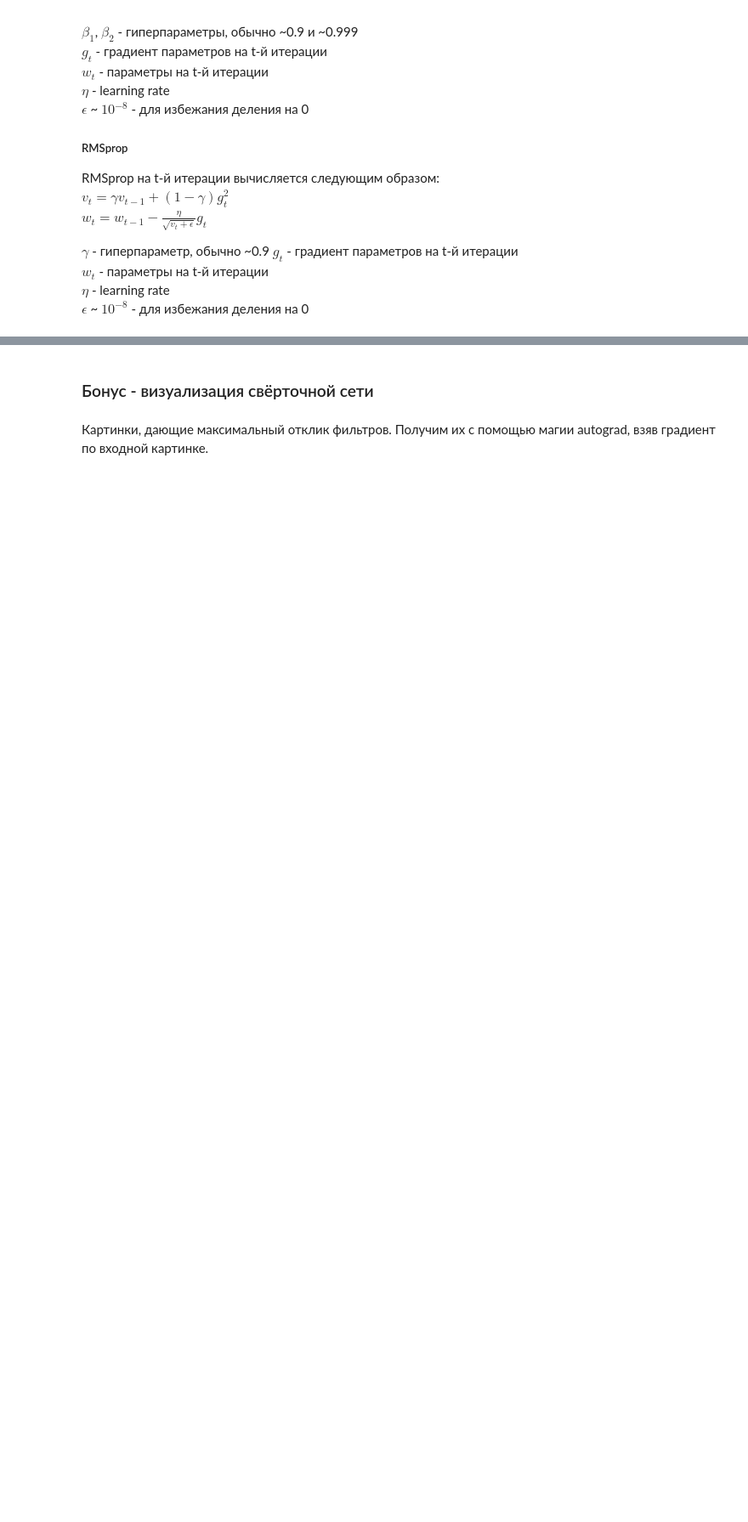
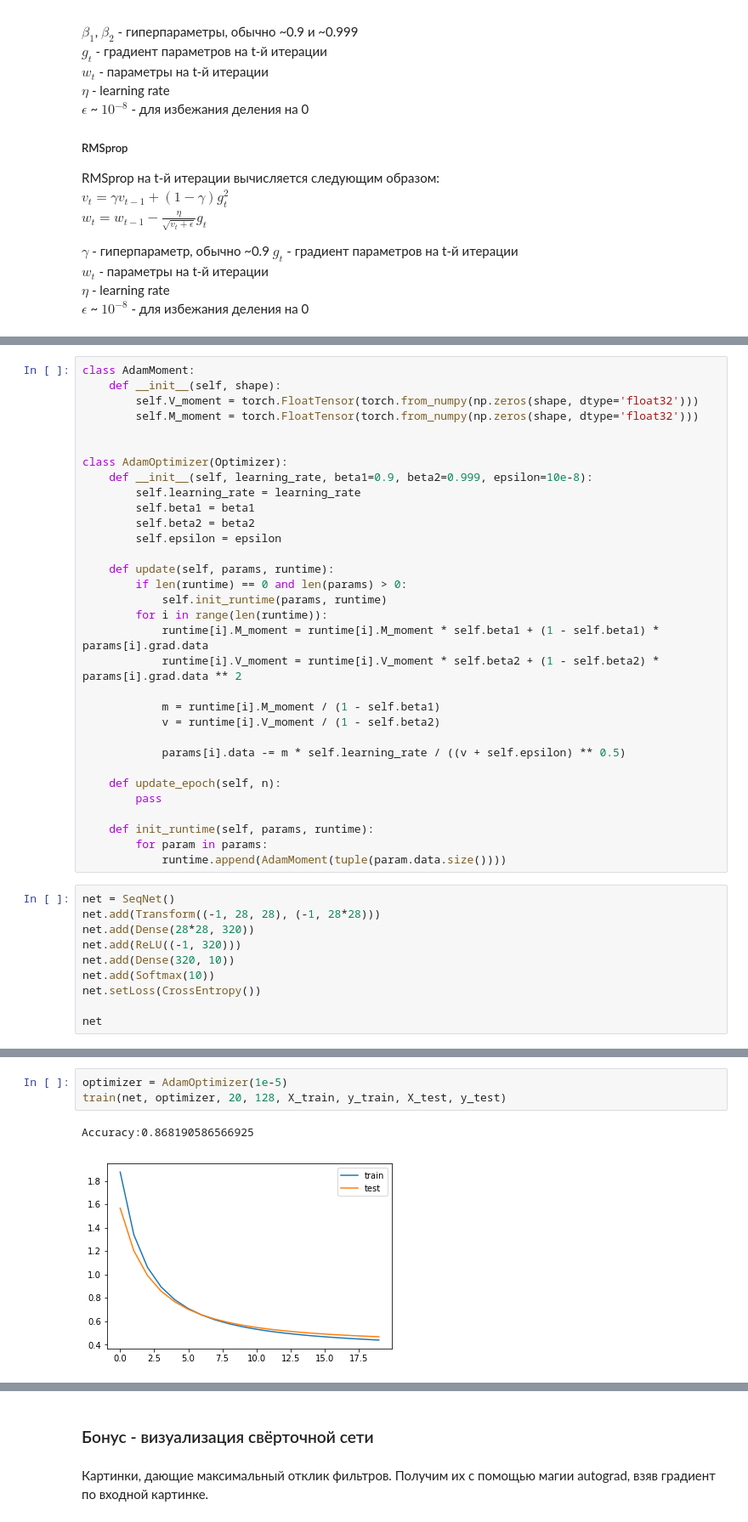
Before and after one commit to bazitur/dlschl-homeworks, a Jupyter notebook: homeworks/hw06/[hw6]Homework-First-CNN.ipynb, the cells around one changed output, grey strips where cells are left out. Shown: that part at 85% size. Drawn from its saved outputs; the diff is of its cells as text; blank space fills up the shorter version.

```diff
--- a/homeworks/hw06/[hw6]Homework-First-CNN.ipynb
+++ b/homeworks/hw06/[hw6]Homework-First-CNN.ipynb
@@ -645,0 +644,42 @@ $\epsilon$ ~ $10^{-8}$ - для избежания деления на 0
+# %%
+class AdamMoment:
+    def __init__(self, shape):
+        self.V_moment = torch.FloatTensor(torch.from_numpy(np.zeros(shape, dtype='float32')))
+        self.M_moment = torch.FloatTensor(torch.from_numpy(np.zeros(shape, dtype='float32')))
+
+
+class AdamOptimizer(Optimizer):
+    def __init__(self, learning_rate, beta1=0.9, beta2=0.999, epsilon=10e-8):
+        self.learning_rate = learning_rate
+        self.beta1 = beta1
+        self.beta2 = beta2
+        self.epsilon = epsilon
+
+    def update(self, params, runtime):
+        if len(runtime) == 0 and len(params) > 0:
+            self.init_runtime(params, runtime)
+        for i in range(len(runtime)):
+            runtime[i].M_moment = runtime[i].M_moment * self.beta1 + (1 - self.beta1) * params[i].grad.data
+            runtime[i].V_moment = runtime[i].V_moment * self.beta2 + (1 - self.beta2) * params[i].grad.data ** 2
+
+            m = runtime[i].M_moment / (1 - self.beta1)
+            v = runtime[i].V_moment / (1 - self.beta2)
+
+            params[i].data -= m * self.learning_rate / ((v + self.epsilon) ** 0.5)
+
+    def update_epoch(self, n):
+        pass
+
+    def init_runtime(self, params, runtime):
+        for param in params:
+            runtime.append(AdamMoment(tuple(param.data.size())))
+# %%
+net = SeqNet()
+net.add(Transform((-1, 28, 28), (-1, 28*28)))
+net.add(Dense(28*28, 320))
+net.add(ReLU((-1, 320)))
+net.add(Dense(320, 10))
+net.add(Softmax(10))
+net.setLoss(CrossEntropy())
+
+net
@@ -645,0 +694,6 @@ $\epsilon$ ~ $10^{-8}$ - для избежания деления на 0
+# %%
+optimizer = AdamOptimizer(1e-5)
+train(net, optimizer, 20, 128, X_train, y_train, X_test, y_test)
+# %% [output]
+Accuracy:0.868190586566925
+[figure, added]
```
Also changed, not shown: parts of 17 cells of this notebook.
